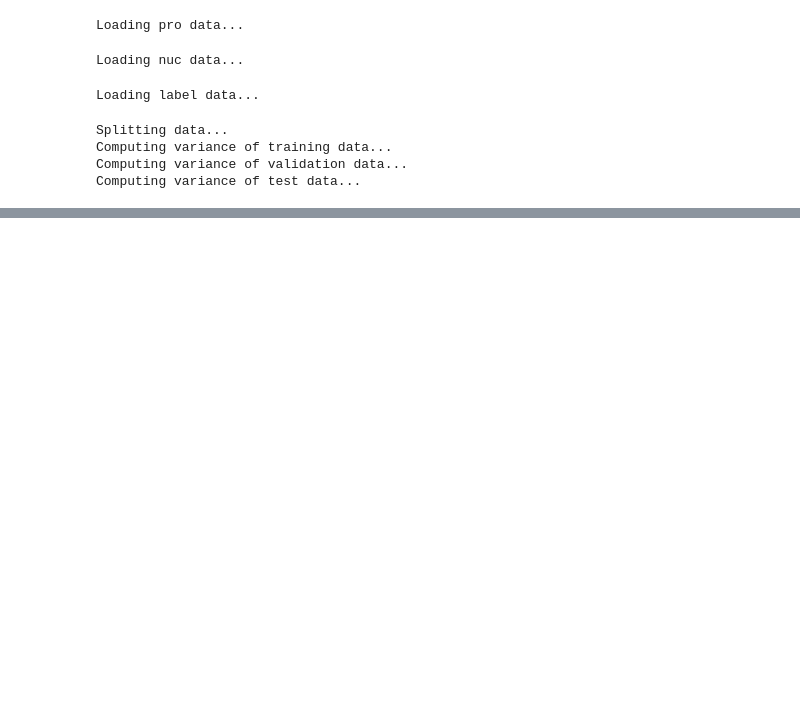
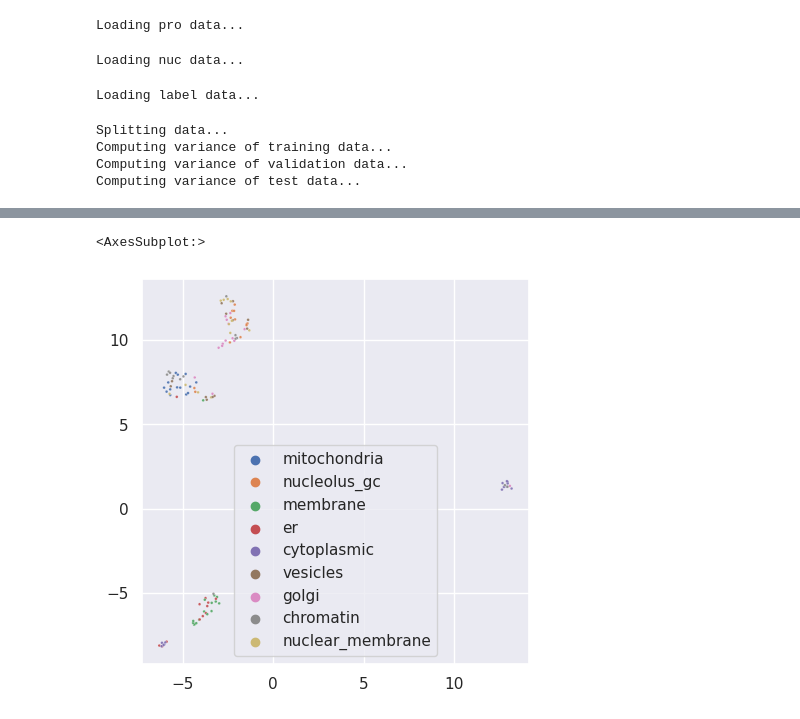
Before and after one commit to sofroniewn/proteoscope, a Jupyter notebook: notebooks/cytoself.ipynb, the cells around one changed output, grey strips where cells are left out. Saved outputs shown, nothing was run; the diff lists cells and outputs as text; code cells hidden in the pictures; blank space fills up the shorter version.

```diff
--- a/notebooks/cytoself.ipynb
+++ b/notebooks/cytoself.ipynb
@@ -190,0 +205,11 @@ computing clustermaps...
+# %%
+import torch
+from tqdm import tqdm
+
+
+trainer.model.to('cuda')
+embeddings = []
+for batch in tqdm(datamanager.test_loader):
+    emb = trainer.model(batch['image'].to('cuda'), 'vqvec2')
+    embeddings.append(emb.detach().cpu().numpy())
+embeddings = np.concatenate(embeddings, axis=0)
@@ -190,0 +220,9 @@ computing clustermaps...
+# %%
+import umap
+
+
+n_neighbors = 15
+min_dist = 0.1
+metric = 'euclidean'
+reducer = umap.UMAP(n_neighbors=n_neighbors, min_dist=min_dist, metric=metric)
+reducer.fit(embeddings.reshape(embeddings.shape[0], -1))
@@ -190,0 +231,4 @@ computing clustermaps...
+# %%
+reduced_embedding = reducer.transform(embeddings.reshape(embeddings.shape[0], -1))
+# %%
+labels = list(datamanager.test_loader.dataset.label[:, 2])
@@ -190,0 +255,7 @@ computing clustermaps...
+# %%
+import seaborn as sns
+sns.set(rc={"figure.figsize":(5, 5)})
+sns.scatterplot(x=reduced_embedding[:, 0], y=reduced_embedding[:, 1], hue=labels, s=4, alpha=0.9)
+# %% [output]
+<AxesSubplot:>
+[figure, added]
```
Also changed, not shown: parts of 22 cells of this notebook, 15 other files.
